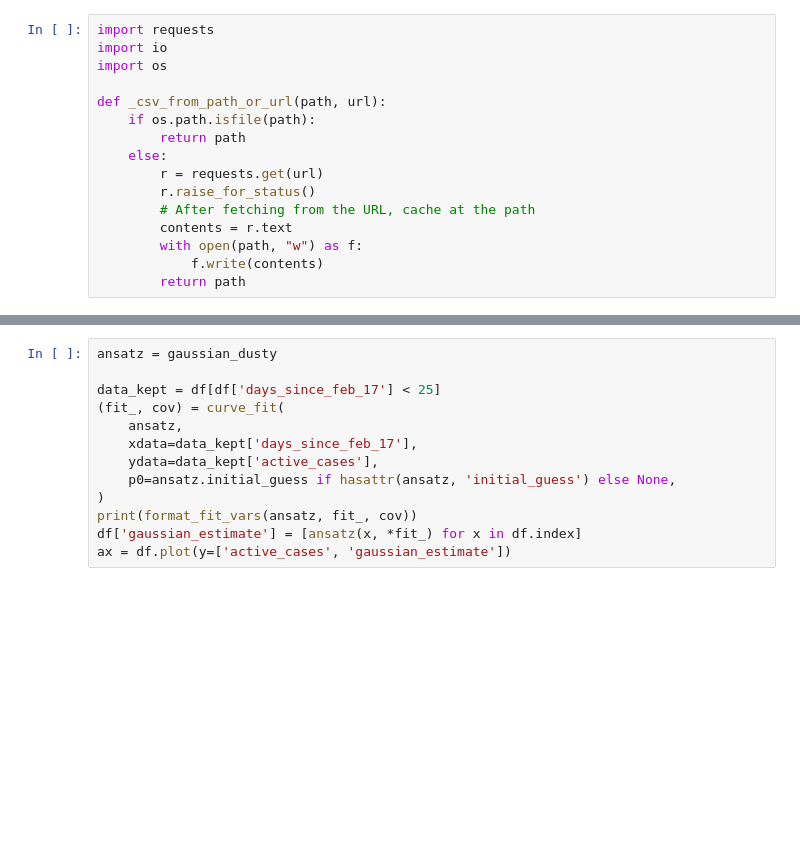
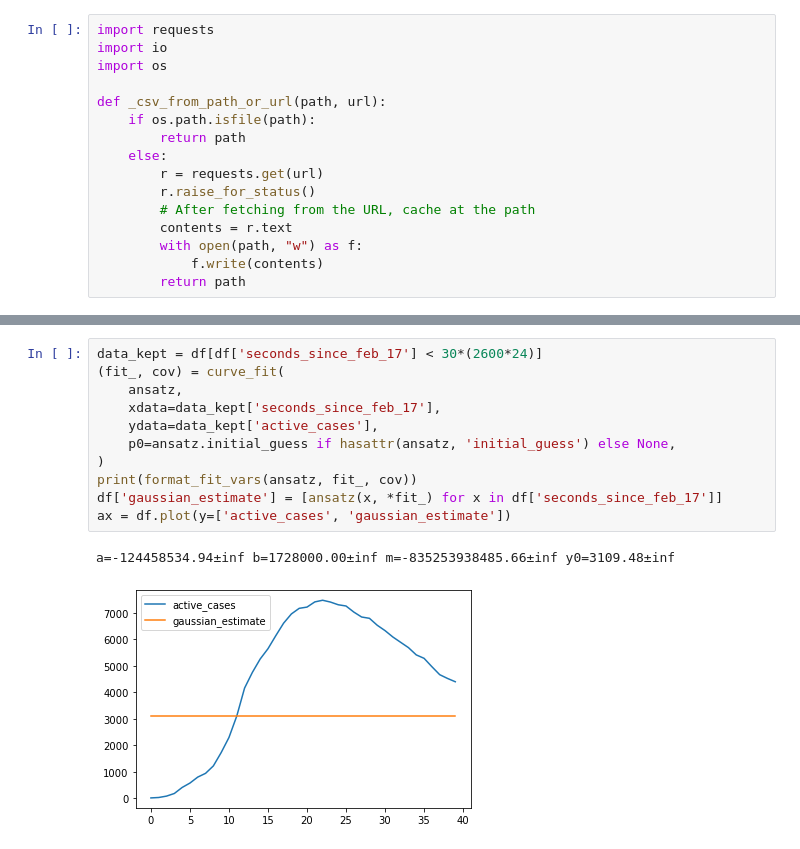
Before and after one commit to medthehatta/covid, a Jupyter notebook: south-korea.ipynb, the cells around one changed output, grey strips where cells are left out. Cells and saved outputs as stored; diff of their text form; blank space fills up the shorter version.

```diff
--- a/south-korea.ipynb
+++ b/south-korea.ipynb
@@ -45,13 +61,14 @@ gaussian_dusty.initial_guess_guess = [0, 2e5, 25, 2e6]
 # %%
-ansatz = gaussian_dusty
-
-data_kept = df[df['days_since_feb_17'] < 25]
+data_kept = df[df['seconds_since_feb_17'] < 30*(2600*24)]
 (fit_, cov) = curve_fit(
     ansatz,
-    xdata=data_kept['days_since_feb_17'],
+    xdata=data_kept['seconds_since_feb_17'],
     ydata=data_kept['active_cases'],
     p0=ansatz.initial_guess if hasattr(ansatz, 'initial_guess') else None,
 )
 print(format_fit_vars(ansatz, fit_, cov))
-df['gaussian_estimate'] = [ansatz(x, *fit_) for x in df.index]
+df['gaussian_estimate'] = [ansatz(x, *fit_) for x in df['seconds_since_feb_17']]
 ax = df.plot(y=['active_cases', 'gaussian_estimate'])
+# %% [output]
+a=-124458534.94±inf b=1728000.00±inf m=-835253938485.66±inf y0=3109.48±inf
+[figure, added]
```
Also changed, not shown: parts of 3 cells of this notebook.
